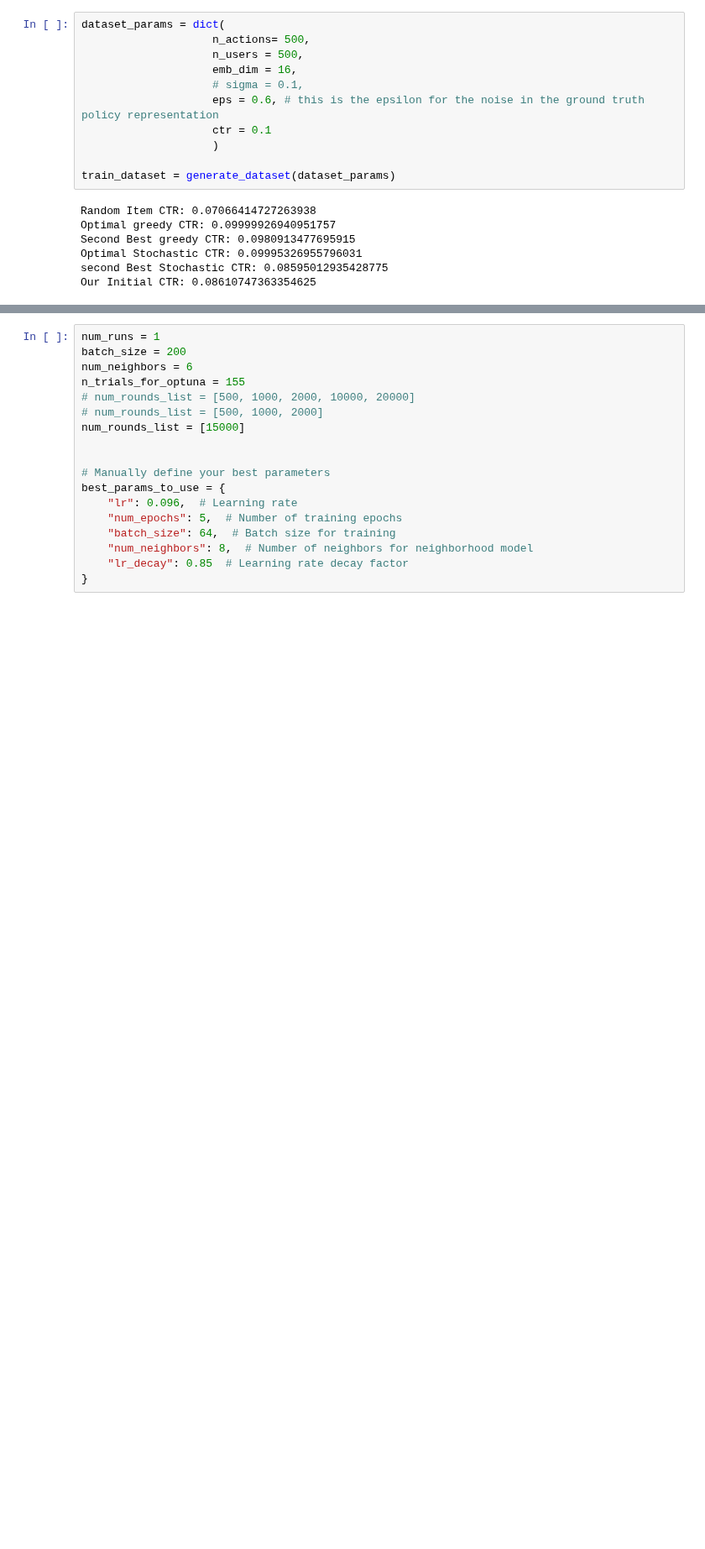
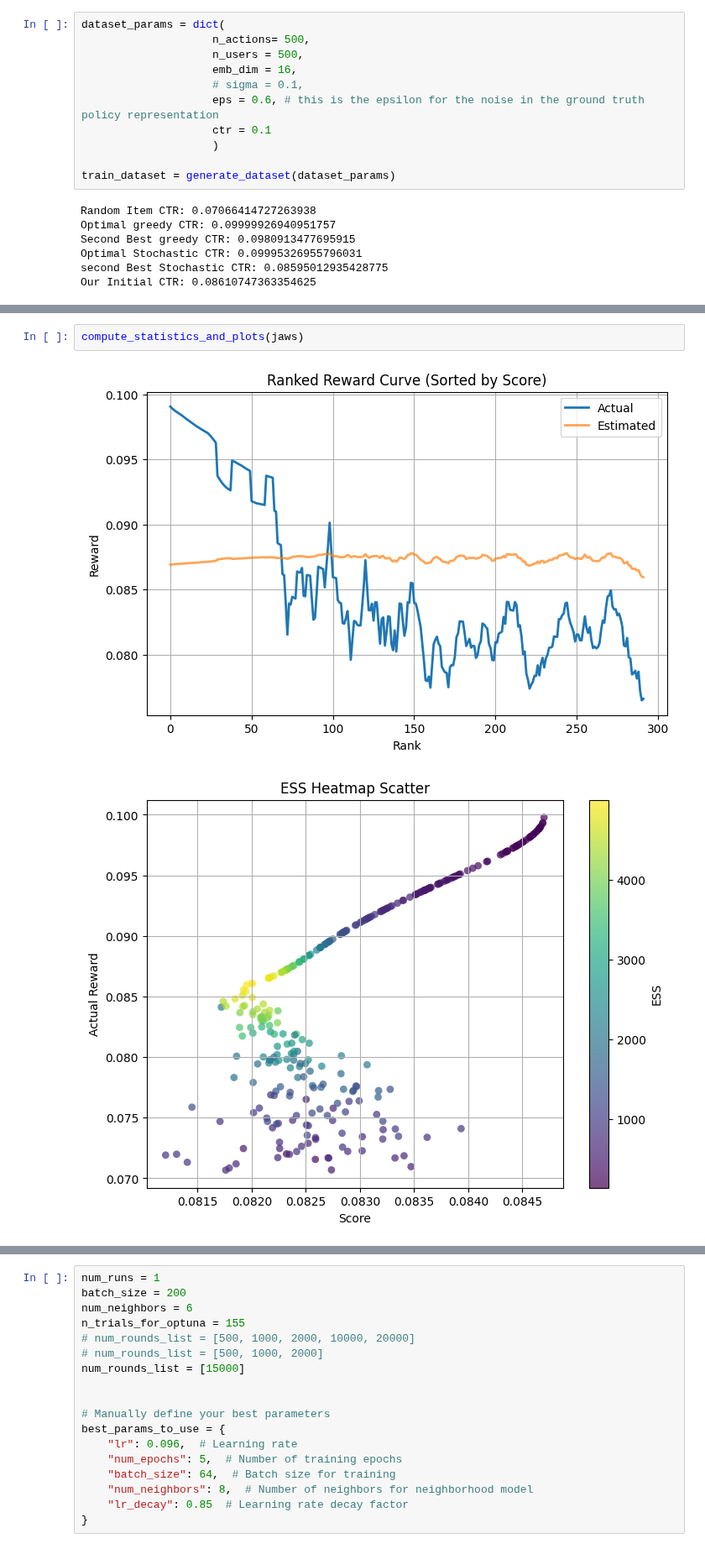
Before and after one commit to TauRoeed/OPC, a Jupyter notebook: run_OPL_tests.ipynb, the cells around one changed output, grey strips where cells are left out. Shown at 84% size. Cells and saved outputs as stored; diff of their text form; blank space fills up the shorter version.

```diff
--- a/run_OPL_tests.ipynb
+++ b/run_OPL_tests.ipynb
@@ -200,0 +263,5 @@ Simulation time for 30000 samples: 0.0611572265625 seconds
+# %%
+compute_statistics_and_plots(jaws)
+# %% [output]
+[figure, added]
+[figure, added]
```
Also changed, not shown: parts of 23 cells of this notebook, 2 other files.
